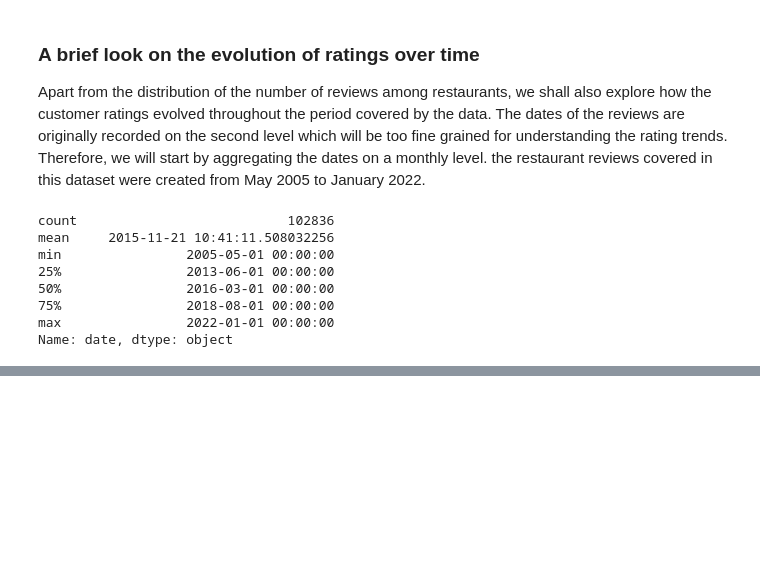
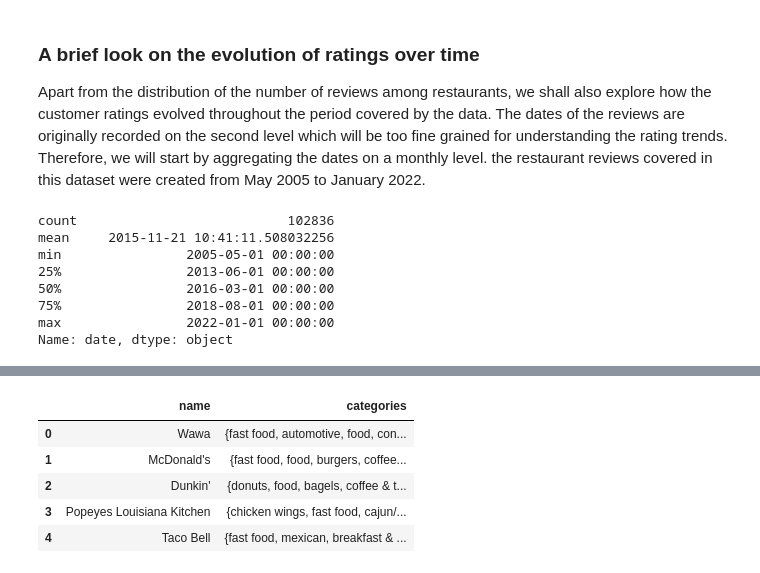
Before and after one commit to kwanchmn/Advanced-topics-in-ML, a Jupyter notebook: Baldur/baldur_task_2.ipynb, the cells around one changed output, grey strips where cells are left out. Drawn from its saved outputs; the diff is of its cells as text; code cells hidden in the pictures; blank space fills up the shorter version.

```diff
--- a/Baldur/baldur_task_2.ipynb
+++ b/Baldur/baldur_task_2.ipynb
@@ -433,7 +432,8 @@ top_20s
 # %% [markdown]
 Below we also look at the proportion of reviews about the top 20 most reviewed restaurants out of all the restaurants in the dataset. They altogether received about 9% of the reviews from customers in Philadelphia, which is not a small proportion.
 # %%
-n_restos = len(restos_philly["name"].unique())
+unique_restos = restos_philly["name"].unique()
+n_restos = len(unique_restos)
 print(f"There are {n_restos} restaurants in Philadelphia under the current dataset, and the top 20 most reviewed restaurants received {sum(top_20s["reviews_received"]) / restos_philly.shape[0] * 100:.2f}% of reviews.")
 # %% [output]
 There are 4683 restaurants in Philadelphia under the current dataset, and the top 20 most reviewed restaurants received 8.84% of reviews.
@@ -497,0 +584,22 @@ fig.show()
+# %%
+# Concatenating all distinct categories for each restaurant
+def combine_cats(restaurant):
+    categories = resto_cats.query("name == @restaurant")["categories"].to_list()
+    return set(chain(*categories))
+
+resto_cats_dict = {}
+
+for resto in restaurant_counts.index:
+    resto_cats_dict[resto] = combine_cats(resto)
+
+resto_cats = pd.DataFrame({"name": resto_cats_dict.keys(),
+                           "categories": resto_cats_dict.values()})
+assert resto_cats.shape[0] == n_restos
+resto_cats.head()
+# %% [output]
+|  | name | categories |
+| 0 | Wawa | {fast food, automotive, food, con... |
+| 1 | McDonald's | {fast food, food, burgers, coffee... |
+| 2 | Dunkin' | {donuts, food, bagels, coffee & t... |
+| 3 | Popeyes Louisiana Kitchen | {chicken wings, fast food, cajun/... |
+| 4 | Taco Bell | {fast food, mexican, breakfast & ... |
```
Also changed, not shown: parts of 19 cells of this notebook.
